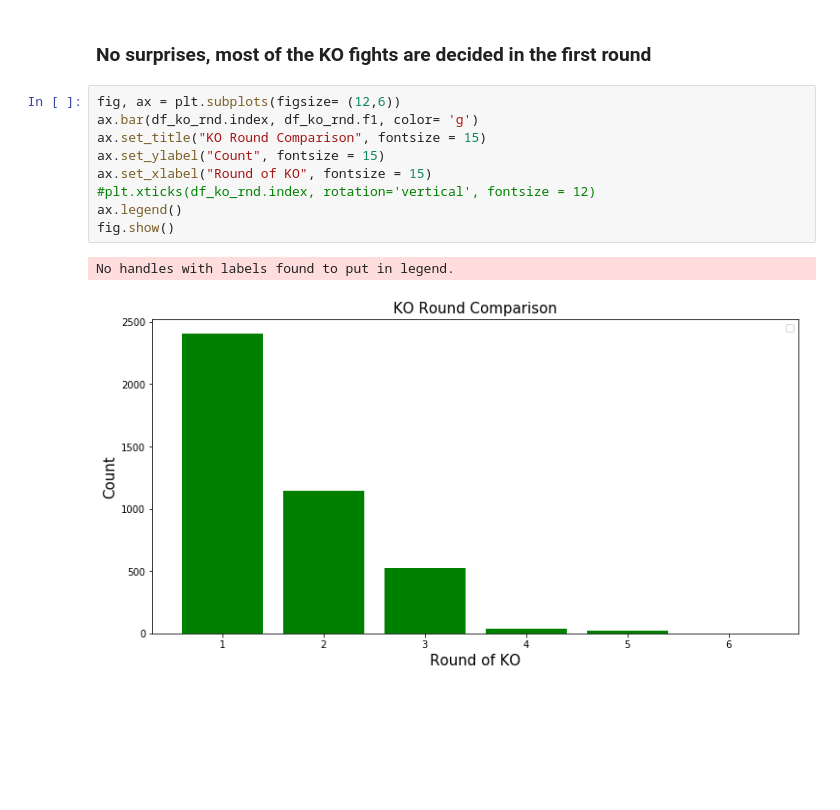
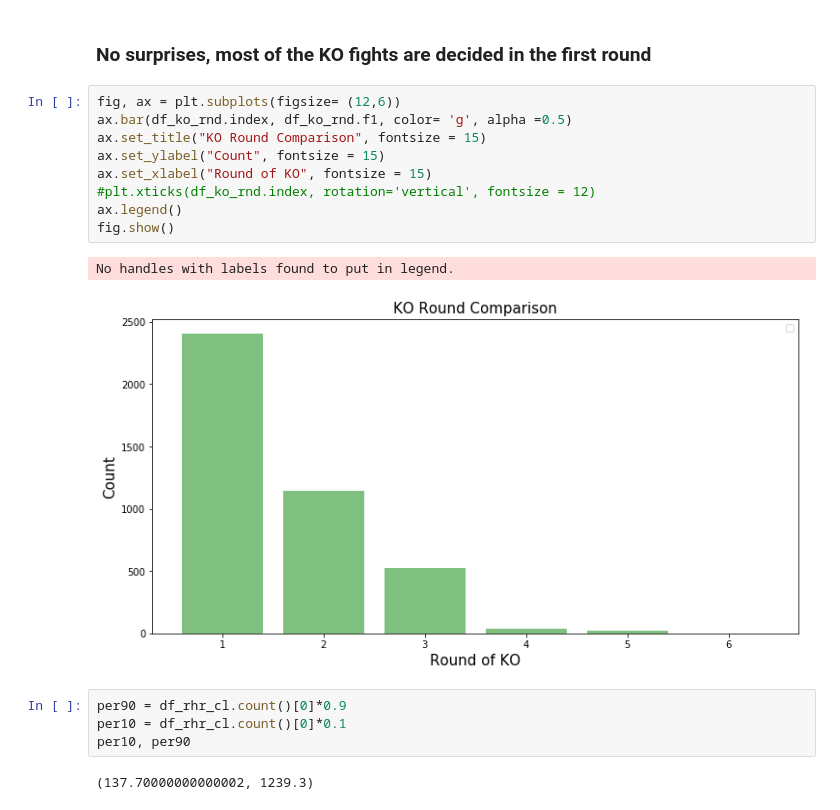
Before and after one commit to victorpena1/UFC_Analysis, a Jupyter notebook: UFC_EDA.ipynb, the cells around one changed output. Drawn from its saved outputs; the diff is of its cells as text; blank space fills up the shorter version.

```diff
--- a/UFC_EDA.ipynb
+++ b/UFC_EDA.ipynb
@@ -352,13 +376,19 @@ df_ko_rnd = df_ko.groupby(by='Round').count()
 ### No surprises, most of the KO fights are decided in the first round
 # %%
 fig, ax = plt.subplots(figsize= (12,6))
-ax.bar(df_ko_rnd.index, df_ko_rnd.f1, color= 'g')
+ax.bar(df_ko_rnd.index, df_ko_rnd.f1, color= 'g', alpha =0.5)
 ax.set_title("KO Round Comparison", fontsize = 15)
 ax.set_ylabel("Count", fontsize = 15)
 ax.set_xlabel("Round of KO", fontsize = 15)
 #plt.xticks(df_ko_rnd.index, rotation='vertical', fontsize = 12)
 ax.legend()
 fig.show()
 # %% [output]
 No handles with labels found to put in legend.
-[figure, old version]
+[figure, new version]
+# %%
+per90 = df_rhr_cl.count()[0]*0.9
+per10 = df_rhr_cl.count()[0]*0.1
+per10, per90
+# %% [output]
+(137.70000000000002, 1239.3)
```
Also changed, not shown: parts of 36 cells of this notebook, 3 other files.
